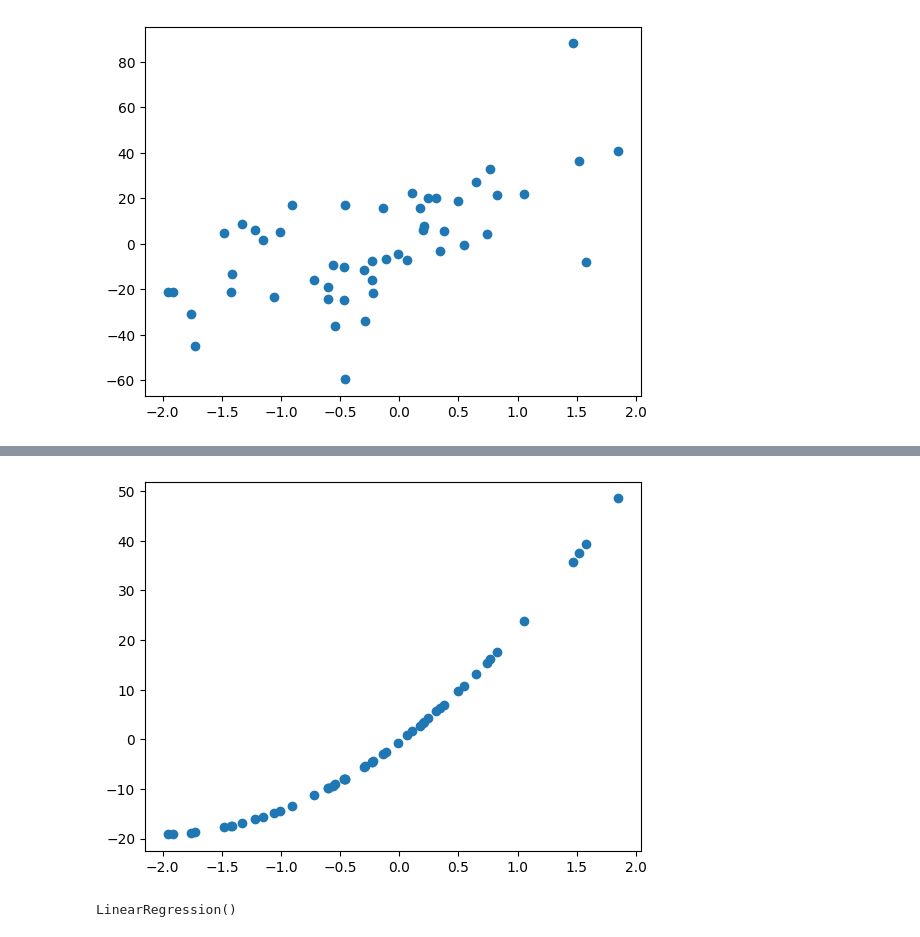
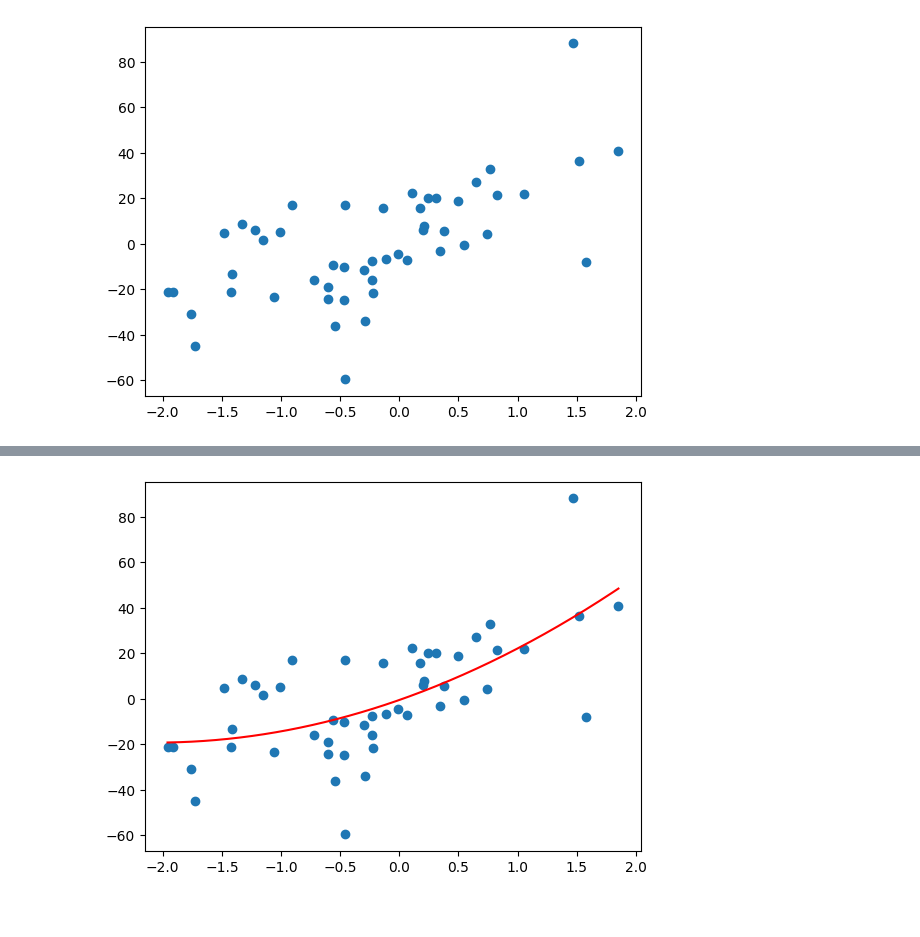
Before and after one commit to vizz21/ai-ml-roadmap, a Jupyter notebook: phase1-core-ml/Week3-SupervisedML-Regression&Classification/week3_day2.ipynb, the cells around one changed output, grey strips where cells are left out. Drawn from its saved outputs; the diff is of its cells as text; code cells hidden in the pictures.

```diff
--- a/phase1-core-ml/Week3-SupervisedML-Regression&Classification/week3_day2.ipynb
+++ b/phase1-core-ml/Week3-SupervisedML-Regression&Classification/week3_day2.ipynb
@@ -364,7 +273,20 @@ AttributeError: 'numpy.ndarray' object has no attribute 'predict'
+# %%
+#transforms X into polynomial features
+
+# X_poly -> 300 points
+
+X_poly_fit = PolynomialFeatures(degree=2).fit_transform(X)        # 50 points, for fitting
+X_poly_plot = PolynomialFeatures(degree=2).fit_transform(X_plot)  # 300 points, for predicting/plotting
+# %%
+#fit linear regression on this transformed X_poly
+fit = LinearRegression().fit(X_poly_fit,y)
+# %%
+#predict
+predict_pol = fit.predict(X_poly_plot)
 # %%
 fig,ax = plt.subplots()
-ax.scatter(X,y_pred)
-
+ax.scatter(X, y)
+ax.plot(X_plot, predict_pol,c="red")
 plt.show()
 # %% [output]
-[figure, old version]
+[figure, new version]
@@ -384,4 +292,0 @@ poly_reg_model = LinearRegression()
-# %%
-poly_reg_model.fit(poly_features,y)
-# %% [output]
-LinearRegression()
```
Also changed, not shown: parts of 27 cells of this notebook.
